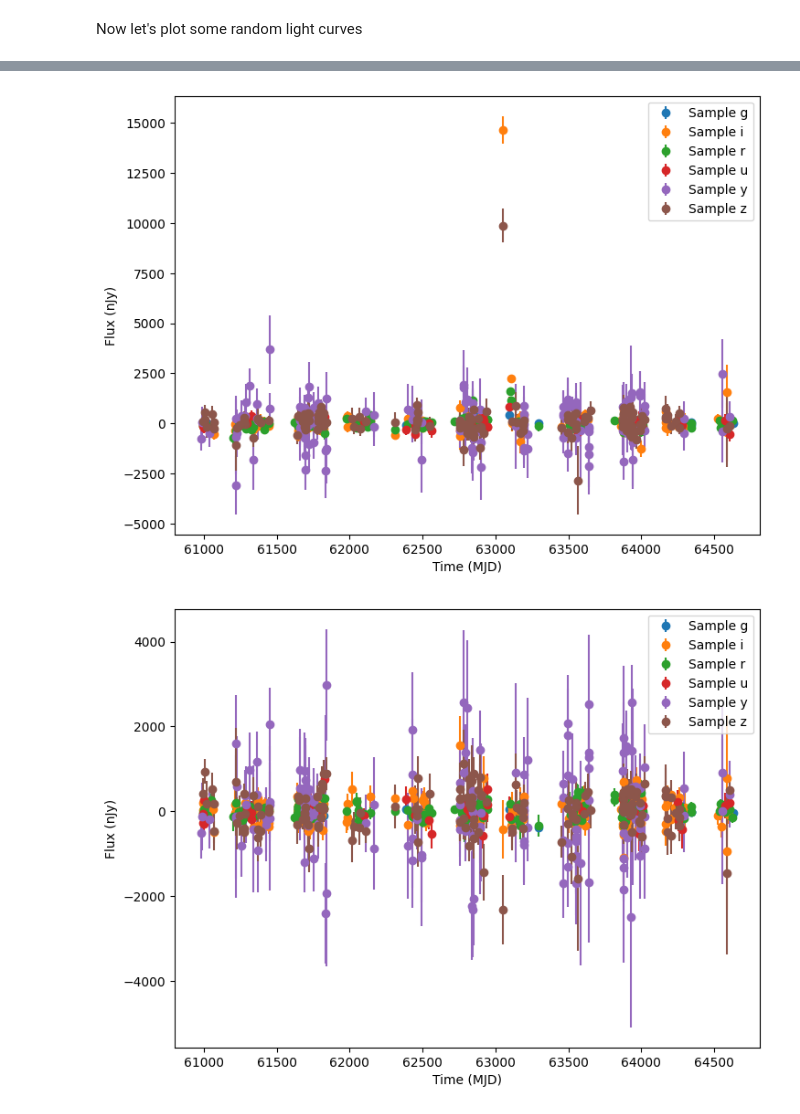
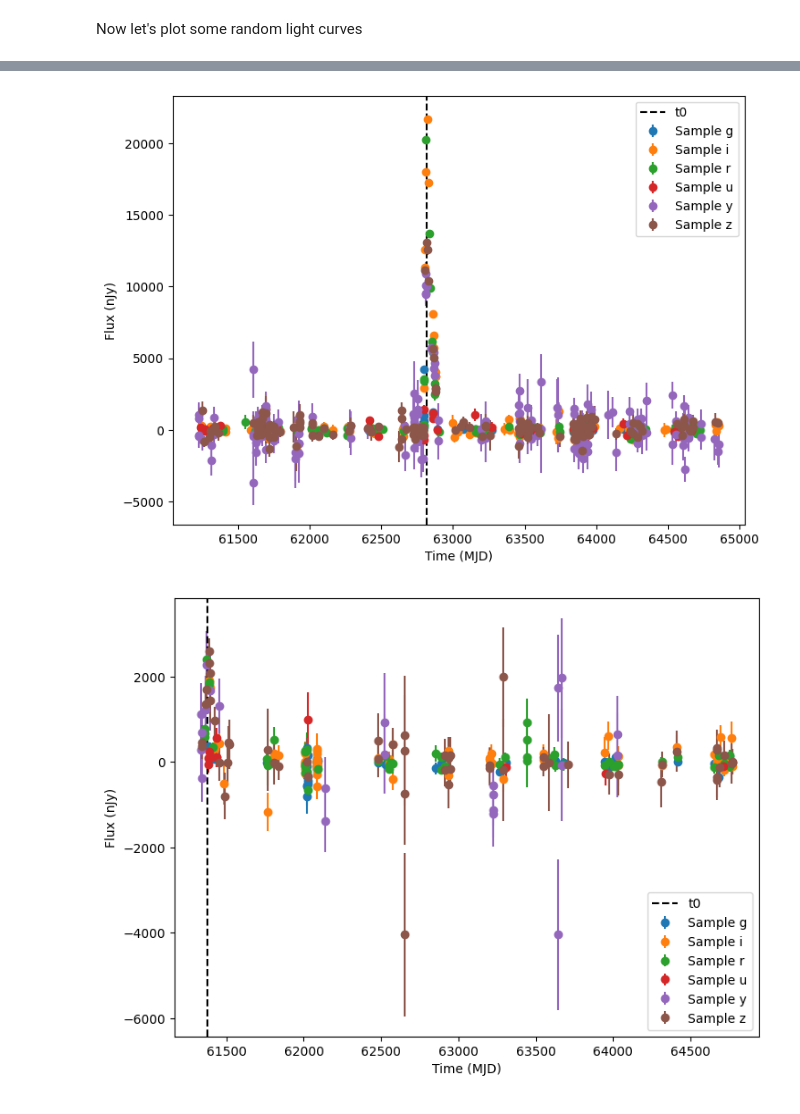
Before and after one commit to lincc-frameworks/lightcurvelynx, a Jupyter notebook: docs/notebooks/pre_executed/plasticc_snia.ipynb, the cells around one changed output, grey strips where cells are left out. Drawn from its saved outputs; the diff is of its cells as text; code cells hidden in the pictures.

```diff
--- a/docs/notebooks/pre_executed/plasticc_snia.ipynb
+++ b/docs/notebooks/pre_executed/plasticc_snia.ipynb
@@ -29,8 +30,9 @@ For Rubin, a large number of OpSims can be found at [https://s3df.slac.stanford.
 
 Since we are using a standard survey type (LSST), we can just pass the name to the `SurveyInfo` info constructor and have it load the default passbands and noise model.
 # %%
-# Load the OpSim data.
-opsim_db = OpSim.from_db(_LIGHTCURVELYNX_BASE_DATA_DIR / "opsim" / "baseline_v5.1.1_10yrs.db")
+# Load the OpSim data. You will need to have downloaded the OpSim data to a local directory and set the
+# path accordingly.
+opsim_db = OpSim.from_db(_LIGHTCURVELYNX_BASE_DATA_DIR / "opsim" / "baseline_v5.3.0_10yrs.db")
 
 t_min, t_max = opsim_db.time_bounds()
 print(f"Loaded OpSim with {len(opsim_db)} rows and times [{t_min}, {t_max}]")
@@ -63 +73,11 @@ host = SNIaHost(
+# %%
+# Create a model for the host of the SNIa. The attributes will be sampled via
+# the different sampler nodes. So each host instantiation will have its own properties.
+host = SNIaHost(
+    ra=pos_sampler.ra,  # The RA portion of the position sample.
+    dec=pos_sampler.dec,  # The Dec portion of the position sample.
+    hostmass=logmass_sampler,  # The ouput of the logmass sampler.
+    redshift=redshift_sampler,  # The output of the redshift sampler.
+    node_label="host",
+)
 # %% [markdown]
@@ -67,8 +87,17 @@ Note that some attributes, such as (RA, dec), are sampled relative to the host's
 # %%
+# Create a function that will compute the distmod from the sampled redshift and given H0/Omega_m.
 distmod_func = DistModFromRedshift(host.redshift, H0=73.0, Omega_m=0.3)
+
+# Create a function that will compute the x1 parameter from the host mass.
 x1_func = HostmassX1Func(host.hostmass)
+
+# Sample c from a normal distribution with mean 0 and std 0.02.
 c_func = NumpyRandomFunc("normal", loc=0, scale=0.02)
+
+# Sample m_abs from a normal distribution with mean -19.3 and std 0.1.
 m_abs_func = NumpyRandomFunc("normal", loc=-19.3, scale=0.1)
+
+# Create a function that will compute the x0 parameter from the sampled distmod, x1, c, and m_abs.
 x0_func = X0FromDistMod(
     distmod=distmod_func,
     x1=x1_func,
@@ -76,12 +105,10 @@ x0_func = X0FromDistMod(
     alpha=0.14,
     beta=3.1,
     m_abs=m_abs_func,
-    node_label="x0_func",
 )
 
-sncosmo_modelname = "salt2-h17"
 source = SncosmoWrapperModel(
-    sncosmo_modelname,
+    "salt2-h17",  # Name of the sncosmo model to use.
     t0=NumpyRandomFunc("uniform", low=t_min, high=t_max),
     x0=x0_func,
     x1=x1_func,
@@ -98,4 +131,5 @@ We can now generate random simulations with all the information defined above. T
 # %%
 lightcurves = simulate_lightcurves(source, 1_000, survey_info)
-lightcurves
+lightcurves = lightcurves.drop(columns=["params"])
+lightcurves.head()
 # %% [output]
@@ -123,10 +156,15 @@ for random_id in random_ids:
     lc_flux = np.asarray(lc["lightcurve"]["flux"], dtype=float)
     lc_fluxerr = np.asarray(lc["lightcurve"]["fluxerr"], dtype=float)
 
-    plot_lightcurves(
+    ax = plot_lightcurves(
         fluxes=lc_flux,
         times=lc_mjd,
         fluxerrs=lc_fluxerr,
         filters=lc_filters,
     )
+
+    # Get and plot a vertical line at the t0 value for this object.
+    t0 = lightcurves.iloc[random_id]["t0"]
+    ax.axvline(t0, color="k", linestyle="--", label="t0")
+    ax.legend()
 # %% [output]
@@ -134,3 +172,3 @@ for random_id in random_ids:
-[figure, old version]
+[figure, new version]
-[figure, old version]
+[figure, new version]
 # %% [markdown]
```
Also changed, not shown: parts of 15 cells of this notebook, 4 other files.
